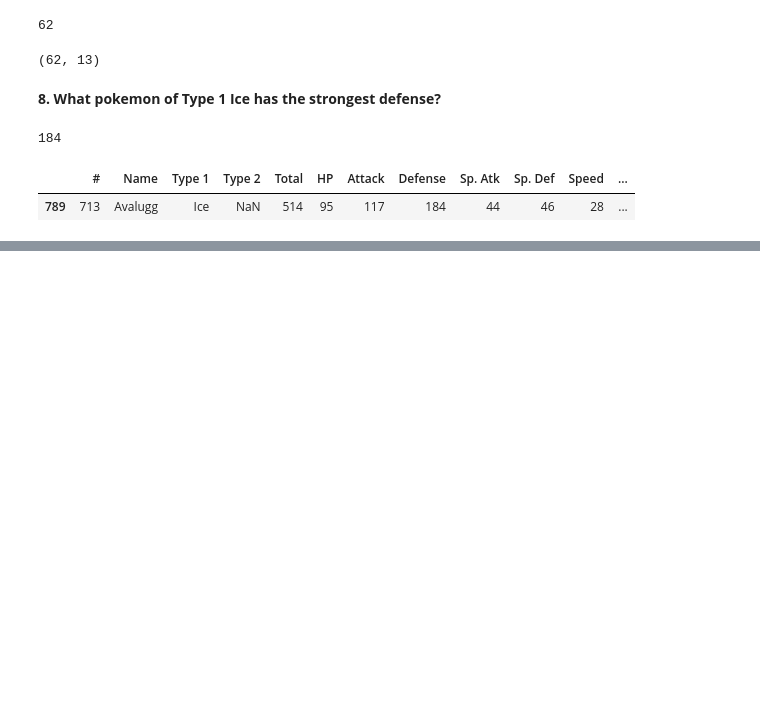
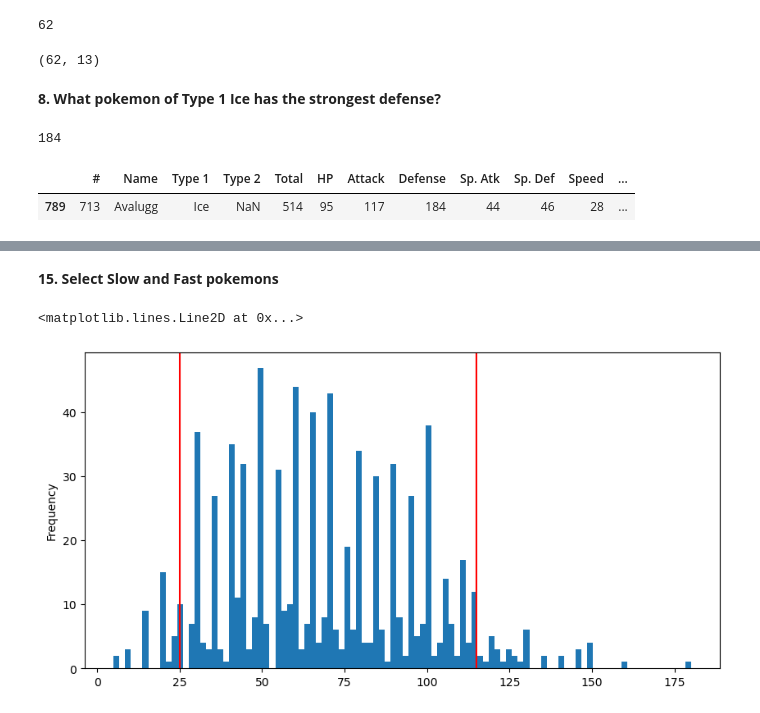
Before and after one commit to rashidulhaq-coding/data-analysis, a Jupyter notebook: analysis-of-pokemon-data.ipynb, the cells around one changed output, grey strips where cells are left out. Saved outputs shown, nothing was run; the diff lists cells and outputs as text; code cells hidden in the pictures; blank space fills up the shorter version.

```diff
--- a/analysis-of-pokemon-data.ipynb
+++ b/analysis-of-pokemon-data.ipynb
@@ -392,0 +556,9 @@ df.loc[
+# %% [markdown]
+**15. Select Slow and Fast pokemons**
+# %%
+ax = df['Speed'].plot(kind='hist', figsize=(10, 5), bins=100)
+ax.axvline(df['Speed'].quantile(.05), color='red')
+ax.axvline(df['Speed'].quantile(.95), color='red')
+# %% [output]
+<matplotlib.lines.Line2D at 0x...>
+[figure, added]
```
Also changed, not shown: parts of 25 cells of this notebook.
